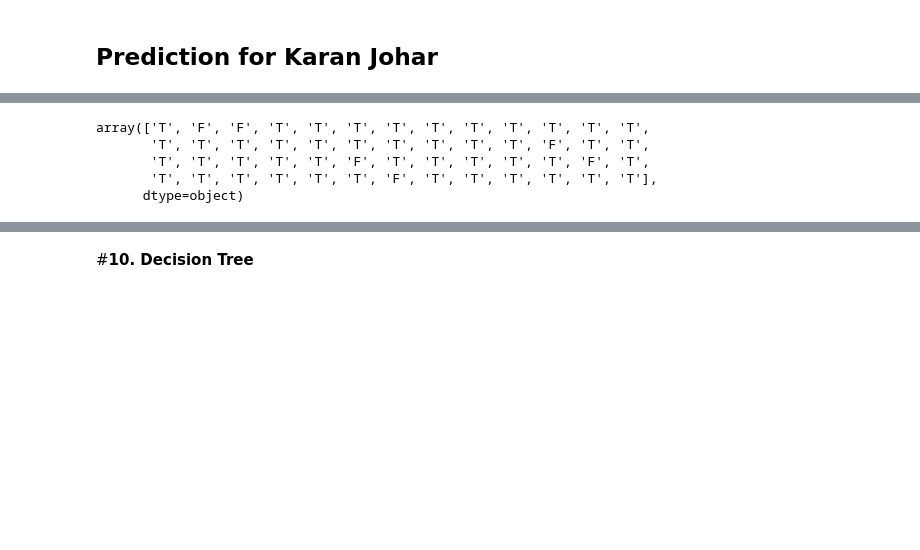
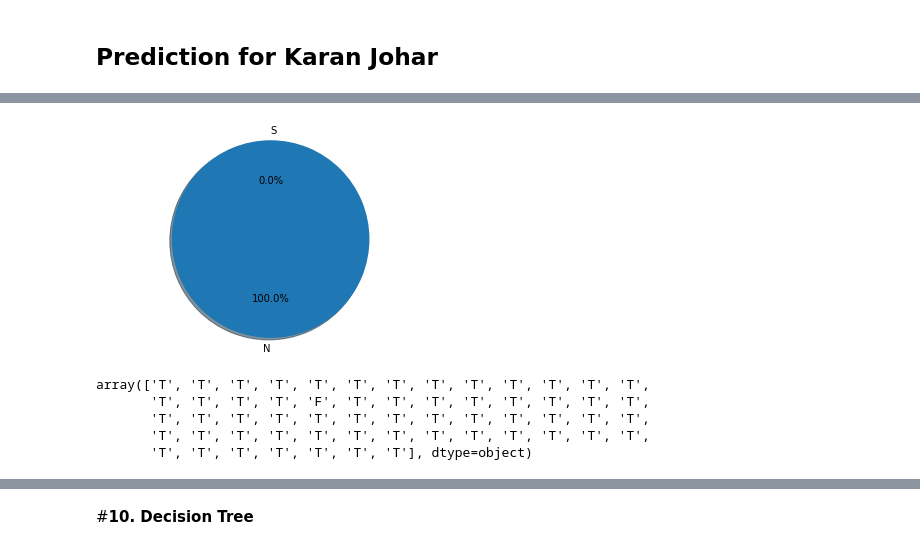
Before and after one commit to Suma-Marri/MBTI-Prediction, a Jupyter notebook: MBTI_Classification.ipynb, the cells around one changed output, grey strips where cells are left out. Cells and saved outputs as stored; diff of their text form; code cells hidden in the pictures; blank space fills up the shorter version.

```diff
--- a/MBTI_Classification.ipynb
+++ b/MBTI_Classification.ipynb
@@ -1684,11 +1755,26 @@ array(['N', 'N', 'N', 'N', 'N', 'N', 'N', 'N', 'N', 'S', 'N', 'N', 'N',
+# %%
+N = np.count_nonzero(predicted_ns == 'N')/predicted_ns.size
+S = np.count_nonzero(predicted_ns == 'S')/predicted_ns.size
+# %%
+labels_ns = 'N', 'S'
+sizes_ns = [N, S]
+
+fig1, ax1 = plt.subplots()
+ax1.pie(sizes_ns, labels=labels_ns, autopct='%1.1f%%',
+        shadow=True, startangle=90)
+ax1.axis('equal')
+
+plt.show()
+# %% [output]
+[figure, added]
 # %%
 ftModel =  model_linear_svc.fit(xFTTrain, yFT)
 # %%
 predicted_ft = ftModel.predict(pop_X_tf)
-ftModel.predict(pop_X_tf)
+predicted_ft
 # %% [output]
-array(['T', 'F', 'F', 'T', 'T', 'T', 'T', 'T', 'T', 'T', 'T', 'T', 'T',
-       'T', 'T', 'T', 'T', 'T', 'T', 'T', 'T', 'T', 'T', 'F', 'T', 'T',
-       'T', 'T', 'T', 'T', 'T', 'F', 'T', 'T', 'T', 'T', 'T', 'F', 'T',
-       'T', 'T', 'T', 'T', 'T', 'T', 'F', 'T', 'T', 'T', 'T', 'T', 'T'],
-      dtype=object)
+array(['T', 'T', 'T', 'T', 'T', 'T', 'T', 'T', 'T', 'T', 'T', 'T', 'T',
+       'T', 'T', 'T', 'T', 'F', 'T', 'T', 'T', 'T', 'T', 'T', 'T', 'T',
+       'T', 'T', 'T', 'T', 'T', 'T', 'T', 'T', 'T', 'T', 'T', 'T', 'T',
+       'T', 'T', 'T', 'T', 'T', 'T', 'T', 'T', 'T', 'T', 'T', 'T', 'T',
+       'T', 'T', 'T', 'T', 'T', 'T', 'T'], dtype=object)
```
Also changed, not shown: parts of 46 cells of this notebook.
